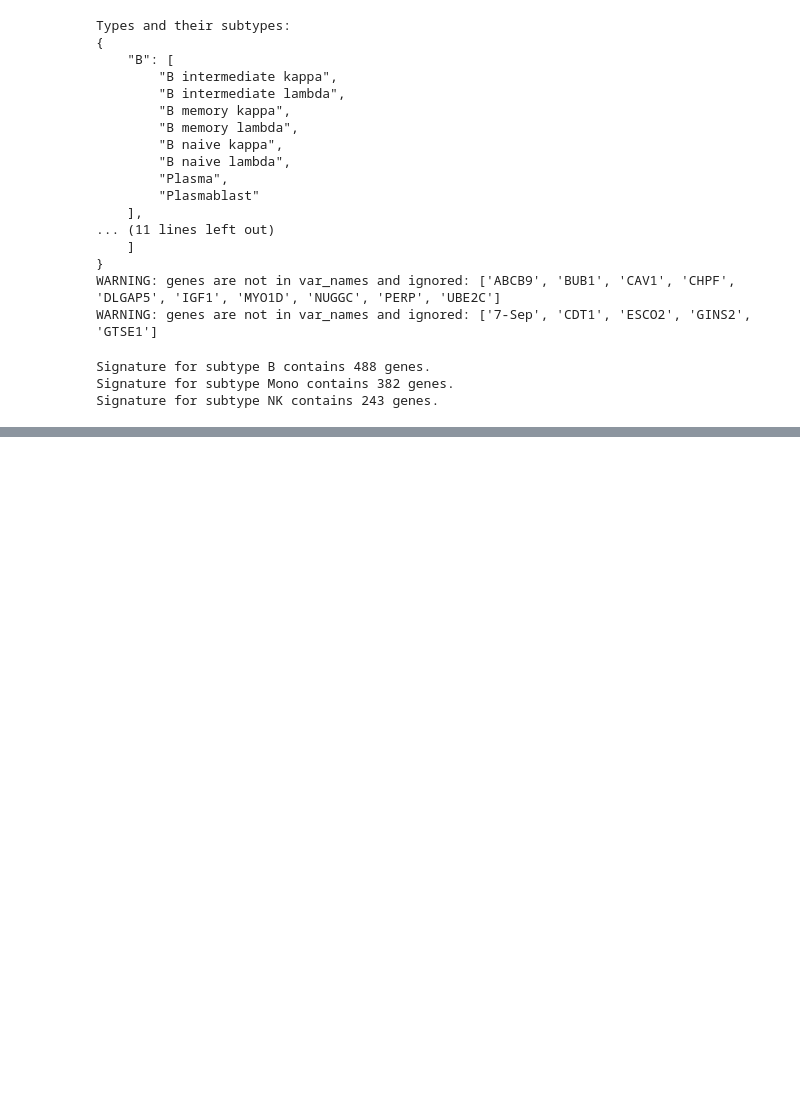
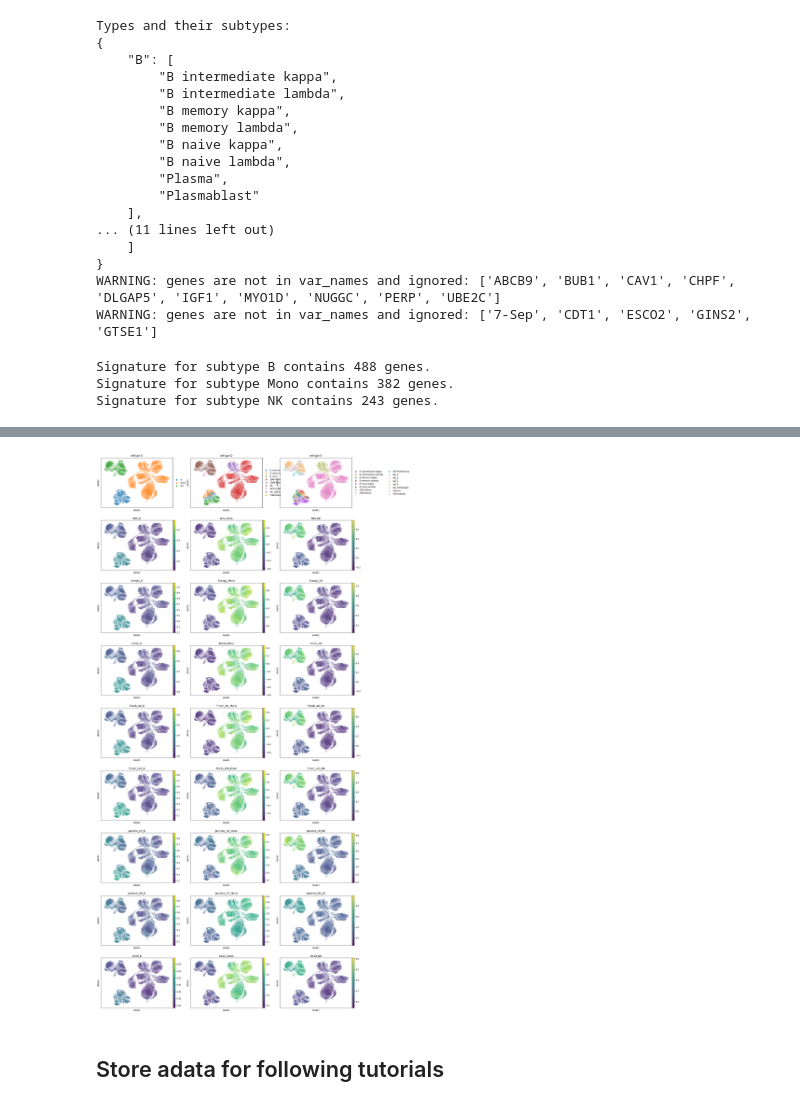
Before and after one commit to lciernik/ANS_signature_scoring, a Jupyter notebook: tutorials/basic_scoring.ipynb, the cells around one changed output, grey strips where cells are left out. Drawn from its saved outputs; the diff is of its cells as text; code cells hidden in the pictures; blank space fills up the shorter version.

Commit message:
tutorials

```diff
--- a/tutorials/basic_scoring.ipynb
+++ b/tutorials/basic_scoring.ipynb
@@ -85,9 +140,16 @@ Next we show how to score cells with each method and avaialble parameters. We wi
 # %%
 for gene_type, gene_list in SG_subtypes.items():
-    sc.logging.info(f'Scoring for gene type ')
+    # defining name of the scores column in .obs
+    score_name = f'ANS_{gene_type}'
+
+    sc.logging.info(f'Scoring for gene type and storing scores in \'{score_name}\'')
+
+    # scoring with ANS
     score_signature(method='adjusted_neighborhood_scoring',
                     adata=adata,
                     gene_list=gene_list,
                     ctrl_size=100,
-                    score_name=f'ANS_{gene_type}_scores'
+                    score_name=score_name
                     )
+
+    all_score_names.append(score_name)
@@ -103,0 +367,16 @@ for gene_type, gene_list in SG_subtypes.items():
+# %%
+for gene_type, gene_list in SG_subtypes.items():
+    # defining name of the scores column in .obs
+    score_name = f'Jasmine_OR_{gene_type}'
+
+    sc.logging.info(f'Scoring for gene type and storing scores in \'{score_name}\'')
+
+    # scoring with Jasmine_OR
+    score_signature(method='jasmine_scoring',
+                    adata=adata,
+                    gene_list=gene_list,
+                    score_method='oddsratio',
+                    score_name=score_name
+                    )
+
+    all_score_names.append(score_name)
@@ -103,0 +407,16 @@ for gene_type, gene_list in SG_subtypes.items():
+# %%
+for gene_type, gene_list in SG_subtypes.items():
+    # defining name of the scores column in .obs
+    score_name = f'UCell_{gene_type}'
+
+    sc.logging.info(f'Scoring for gene type and storing scores in \'{score_name}\'')
+
+    # scoring with UCell
+    score_signature(method='ucell_scoring',
+                    adata=adata,
+                    gene_list=gene_list,
+                    maxRank= 1500,
+                    score_name=score_name
+                    )
+
+    all_score_names.append(score_name)
@@ -103,0 +448,6 @@ for gene_type, gene_list in SG_subtypes.items():
+# %%
+sc.pl.umap(adata, color=['celltype.l1', 'celltype.l2', 'celltype.l3']+all_score_names, ncols=3)
+# %% [output]
+[figure, added]
+# %% [markdown]
+## Store adata for following tutorials
```
Also changed, not shown: parts of 30 cells of this notebook, 2 other files.
